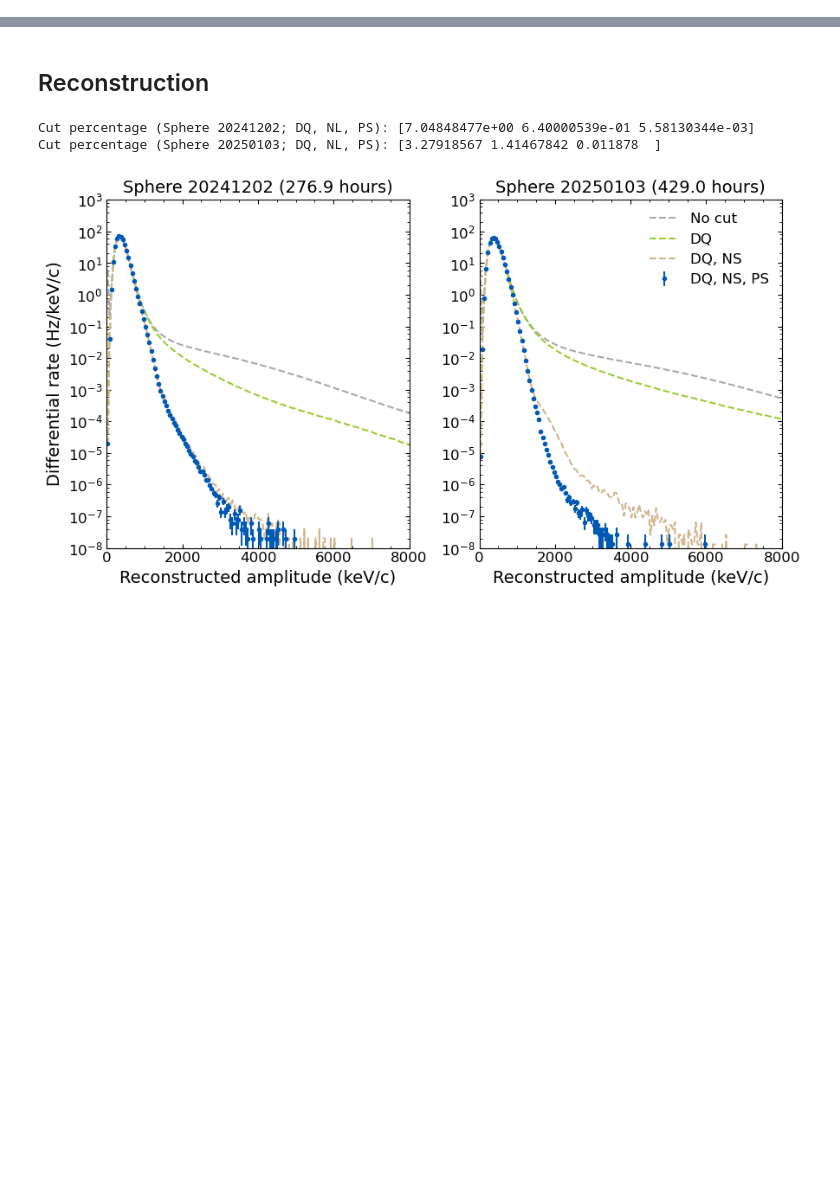
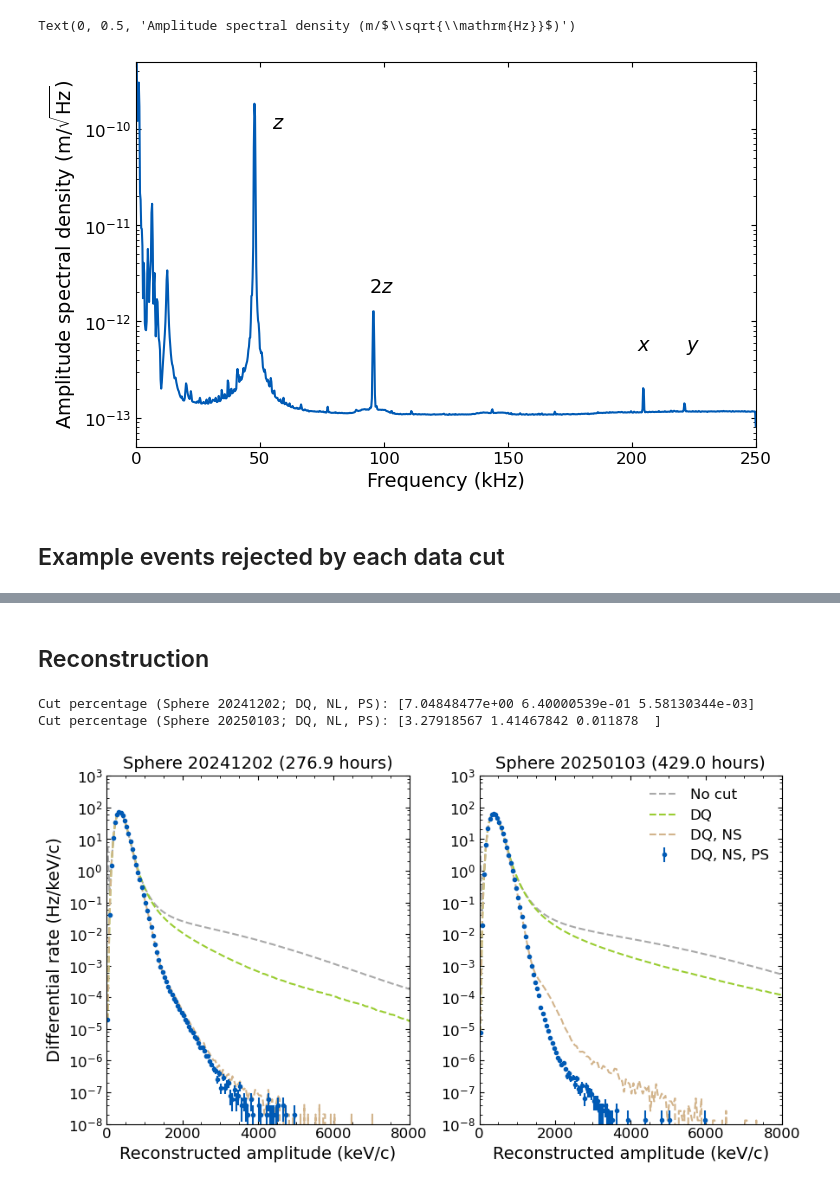
Before and after one commit to yuhants/dm_nanospheres, a Jupyter notebook: analysis_notebooks/sphere_combined_reconstruction.ipynb, the cells around one changed output, grey strips where cells are left out. Drawn from its saved outputs; the diff is of its cells as text; code cells hidden in the pictures; blank space fills up the shorter version.

```diff
--- a/analysis_notebooks/sphere_combined_reconstruction.ipynb
+++ b/analysis_notebooks/sphere_combined_reconstruction.ipynb
@@ -136,0 +60,24 @@ Text(0.5, 0, 'Time (ms)')
+# %%
+from scipy.signal import welch
+ff, pp = welch(zz, fs=500000, nperseg=2**11)
+# %%
+fig, ax = plt.subplots(1, 1, figsize=(8, 5))
+
+ax.plot(ff/1000, np.sqrt(pp)*c_mv, color='#005AB5')
+ax.set_yscale('log')
+ax.set_xlim(0, 250)
+ax.set_ylim(5e-14, 5e-10)
+
+ax.text(55, 1e-10, r'$z$', fontsize=14)
+ax.text(94, 2e-12, r'$2z$', fontsize=14)
+
+ax.text(202, 5e-13, r'$x$', fontsize=14)
+ax.text(222, 5e-13, r'$y$', fontsize=14)
+
+ax.set_xlabel('Frequency (kHz)')
+ax.set_ylabel(r'Amplitude spectral density (m/$\sqrt{\mathrm{Hz}}$)')
+# %% [output]
+Text(0, 0.5, 'Amplitude spectral density (m/$\\sqrt{\\mathrm{Hz}}$)')
+[figure, added]
+# %% [markdown]
+## Example events rejected by each data cut
```
Also changed, not shown: parts of 106 cells of this notebook, 5 other files.
